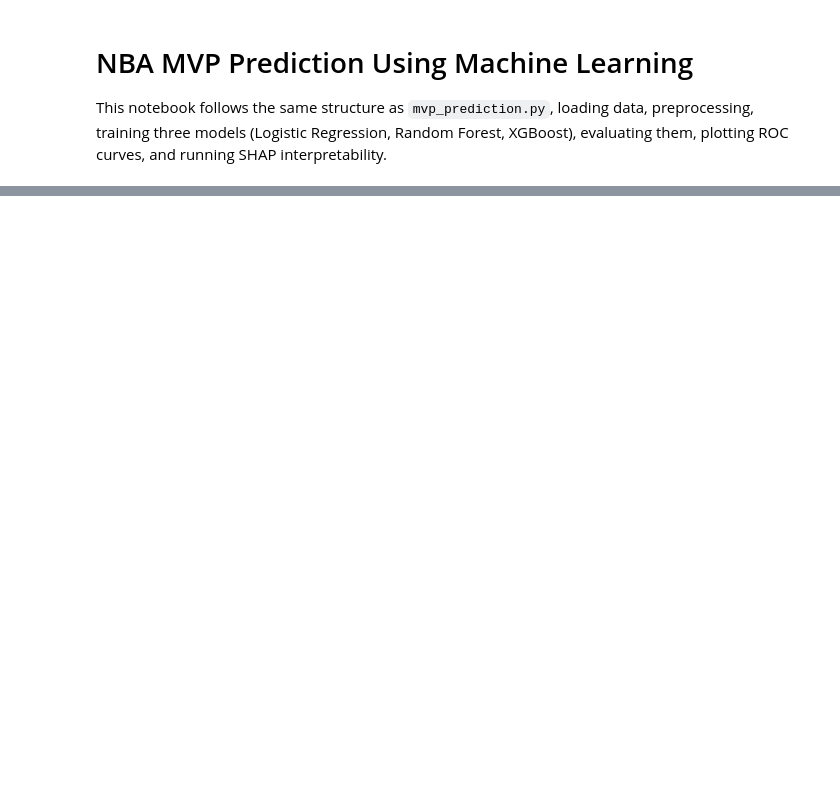
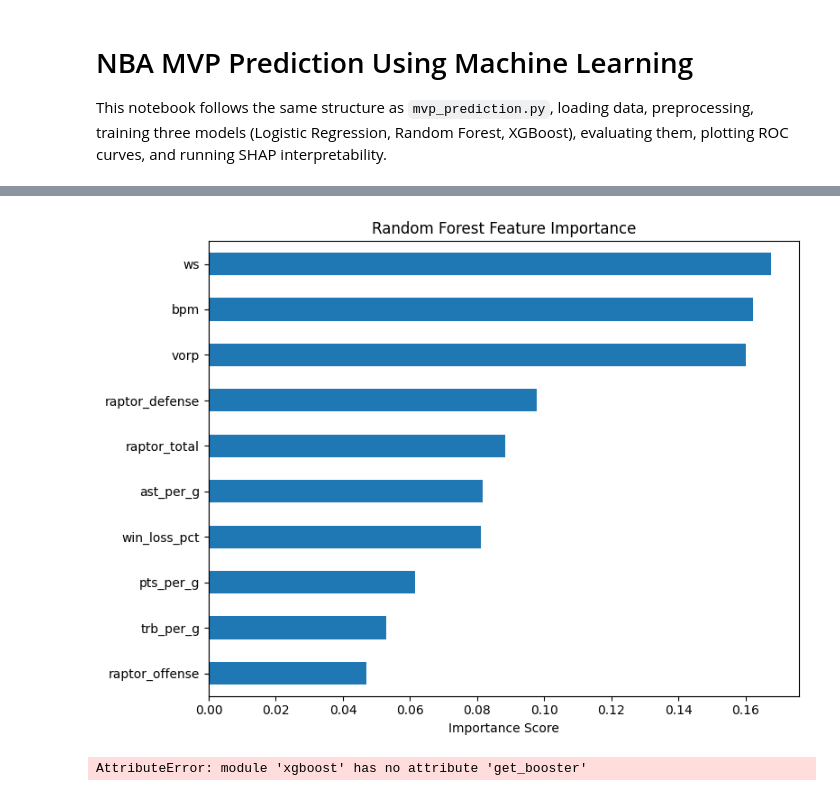
Before and after one commit to lydbsw/mvpprediction, a Jupyter notebook: mvp_prediction.ipynb, the cells around one changed output, grey strips where cells are left out. Drawn from its saved outputs; the diff is of its cells as text; code cells hidden in the pictures; blank space fills up the shorter version.

Commit message:
added feature importance for random forest and xgboost

```diff
--- a/mvp_prediction.ipynb
+++ b/mvp_prediction.ipynb
@@ -93,3 +117,30 @@ plt.show()
+# %%
+# --- Feature Importances ---
+models = {
+    "Random Forest": rf,
+    "XGBoost": xgb
+}
+
+for name, model in models.items():
+    if name == "XGBoost":
+        # Use booster importance
+        booster = model.get_booster()
+        score = booster.get_score(importance_type="gain")
+        importances = pd.Series(score).reindex(features).fillna(0)
+    else:
+        importances = pd.Series(model.feature_importances_, index=features)
+
+    importances = importances.sort_values(ascending=False)
+    plt.figure(figsize=(8, 6))
+    importances.plot(kind="barh")
+    plt.title(f"{name} Feature Importance")
+    plt.xlabel("Importance Score")
+    plt.gca().invert_yaxis()
+    plt.tight_layout()
+    plt.show()
+# %% [output]
+[figure, added]
+AttributeError: module 'xgboost' has no attribute 'get_booster'
 # %%
 # SHAP interpretability for Logistic Regression
 scaler = models["LogisticRegression"].named_steps["scaler"]
```
Also changed, not shown: parts of 4 cells of this notebook.
